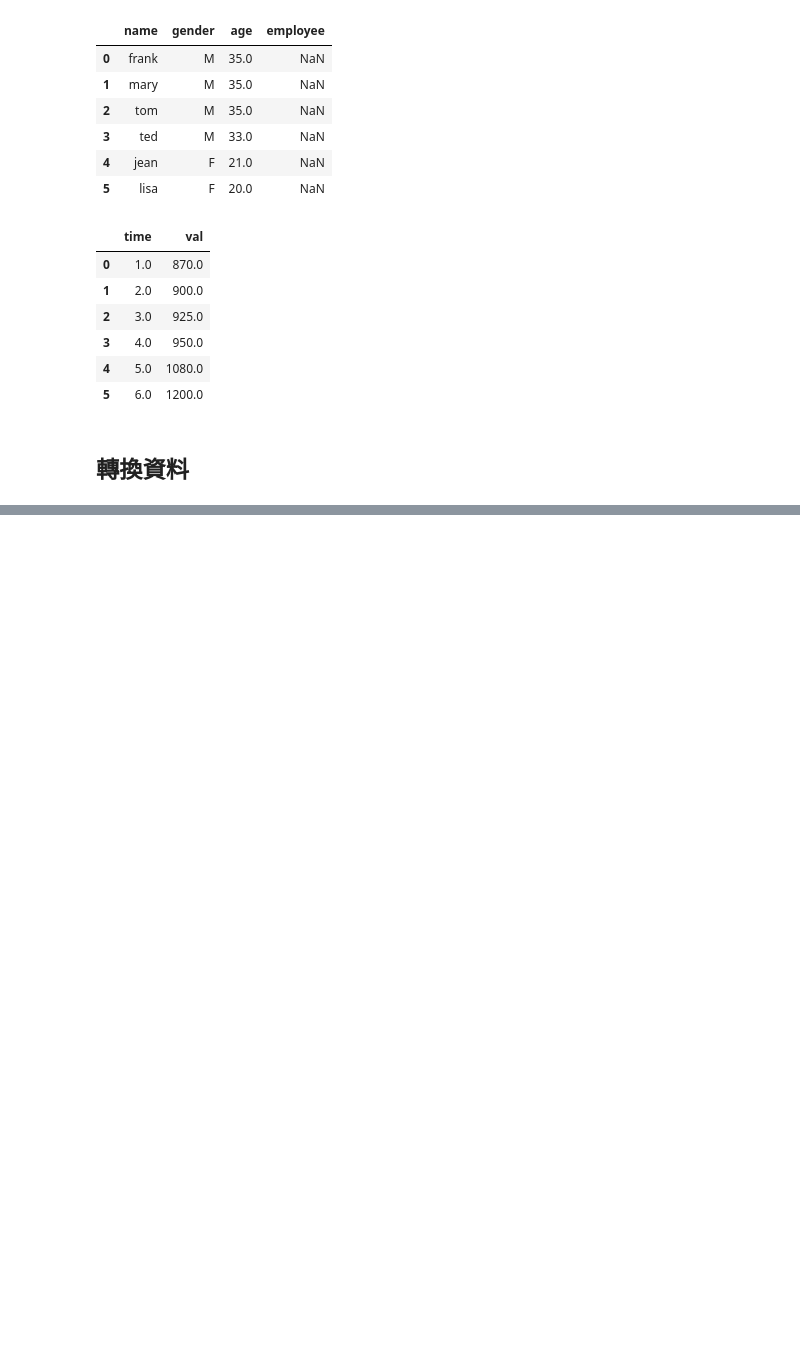
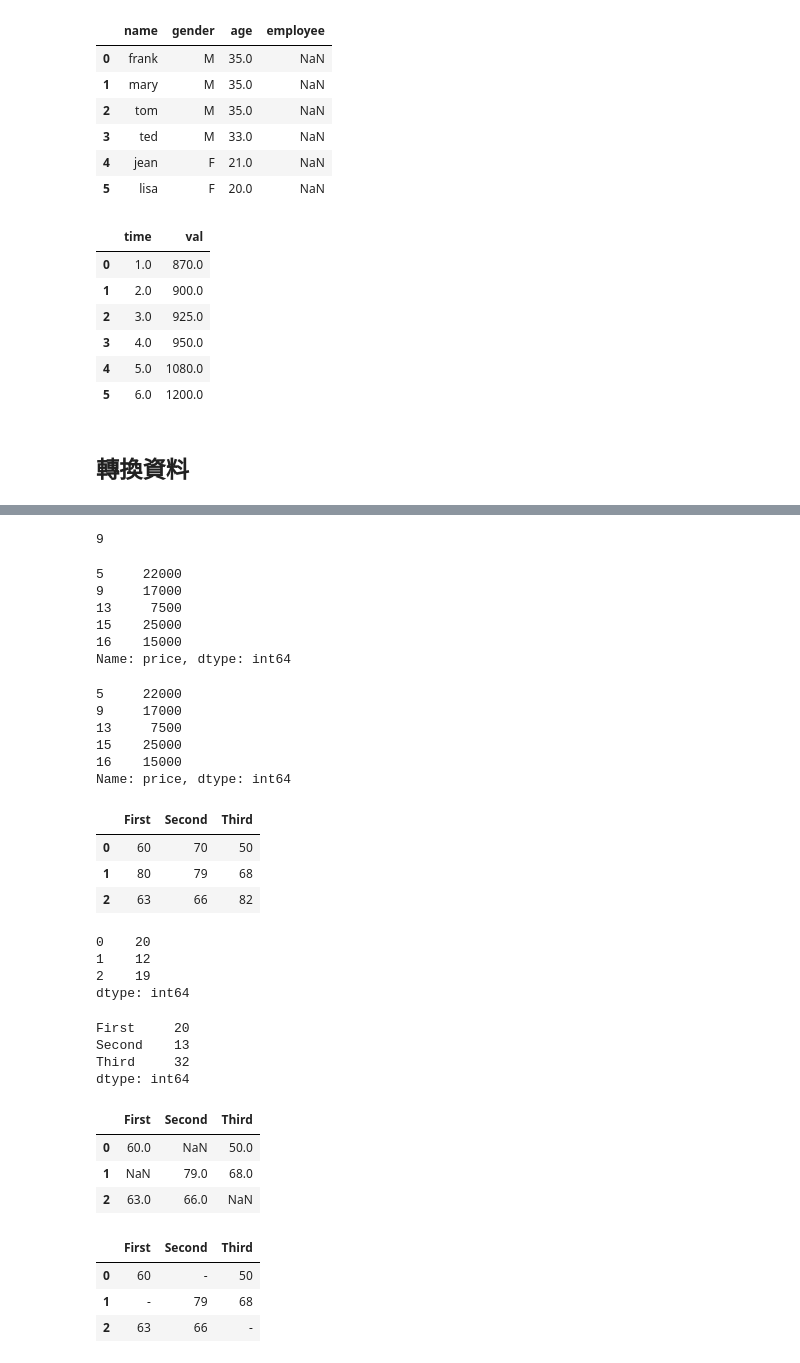
Before and after one commit to ywchiu/chinalife, a Jupyter notebook: Demo20190924.ipynb, the cells around one changed output, grey strips where cells are left out. Cells and saved outputs as stored; diff of their text form; code cells hidden in the pictures; blank space fills up the shorter version.

```diff
--- a/Demo20190924.ipynb
+++ b/Demo20190924.ipynb
@@ -1295,0 +1346,18 @@ HTTPError: HTTP Error 404: Not Found
+# %%
+def square(e):
+    return e ** 2
+square(3)
+
+square2 = lambda e: e** 2
+square2(3)
+# %% [output]
+9
+# %%
+df['price'].map(normalizePrice).head()
+# %% [output]
+5     22000
+9     17000
+13     7500
+15    25000
+16    15000
+Name: price, dtype: int64
@@ -1295,0 +1369,58 @@ HTTPError: HTTP Error 404: Not Found
+# %%
+df['price'].map(lambda ele: int(ele.replace('元/月', '').replace(',', ''))).head()
+# %% [output]
+5     22000
+9     17000
+13     7500
+15    25000
+16    15000
+Name: price, dtype: int64
+# %%
+df = pd.DataFrame(\
+[\
+   [60,70,50],\
+   [80,79,68],\
+   [63,66,82]], \
+  columns = ['First', 'Second', 'Third'])
+df
+# %% [output]
+|  | First | Second | Third |
+| 0 | 60 | 70 | 50 |
+| 1 | 80 | 79 | 68 |
+| 2 | 63 | 66 | 82 |
+# %%
+# 0: 欄, 1: 列
+df.apply(lambda e: e.max() - e.min(), axis=1)
+# %% [output]
+0    20
+1    12
+2    19
+dtype: int64
+# %%
+# 0: 欄, 1: 列
+df.apply(lambda e: e.max() - e.min(), axis=0)
+# %% [output]
+First     20
+Second    13
+Third     32
+dtype: int64
+# %%
+df = pd.DataFrame(\
+[\
+   [60,np.nan,50],\
+   [np.nan,79,68],\
+   [63,66,np.nan]], \
+  columns = ['First', 'Second', 'Third'])
+df
+# %% [output]
+|  | First | Second | Third |
+| 0 | 60.0 | NaN | 50.0 |
+| 1 | NaN | 79.0 | 68.0 |
+| 2 | 63.0 | 66.0 | NaN |
+# %%
+df.fillna('-')
+# %% [output]
+|  | First | Second | Third |
+| 0 | 60 | - | 50 |
+| 1 | - | 79 | 68 |
+| 2 | 63 | 66 | - |
```
Also changed, not shown: parts of 23 cells of this notebook.
